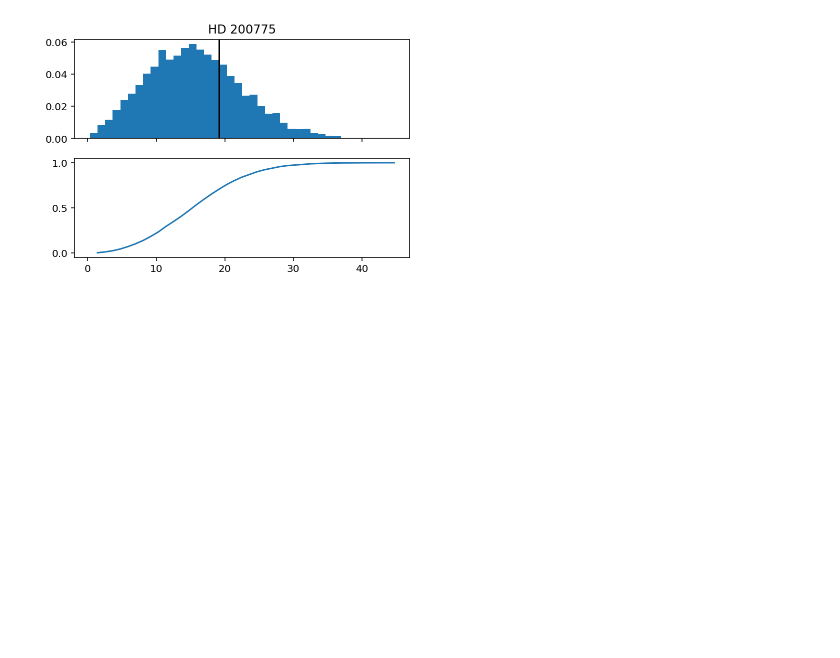
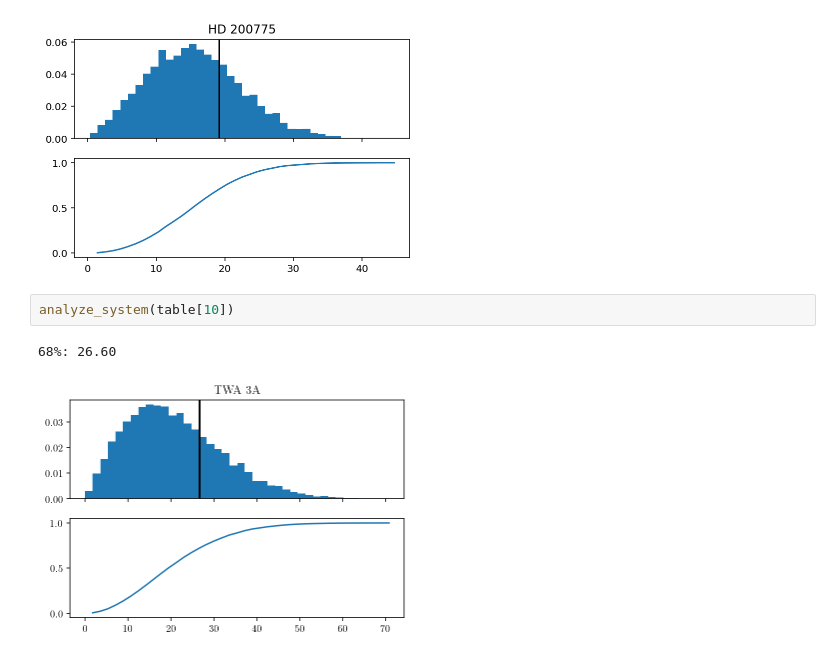
Before and after one commit to iancze/hierarchical-mutual-inclinations, a Jupyter notebook: MutualInclinationUncertainty.ipynb, the cells around one changed output. Cells and saved outputs as stored; diff of their text form; blank space fills up the shorter version.

```diff
--- a/MutualInclinationUncertainty.ipynb
+++ b/MutualInclinationUncertainty.ipynb
@@ -129,3 +170,8 @@ analyze_system(table[9])
 # %% [output]
 68%: 19.19
 [figure]
+# %%
+analyze_system(table[10])
+# %% [output]
+68%: 26.60
+[figure, added]
```
Also changed, not shown: parts of 6 cells of this notebook, 4 other files.
